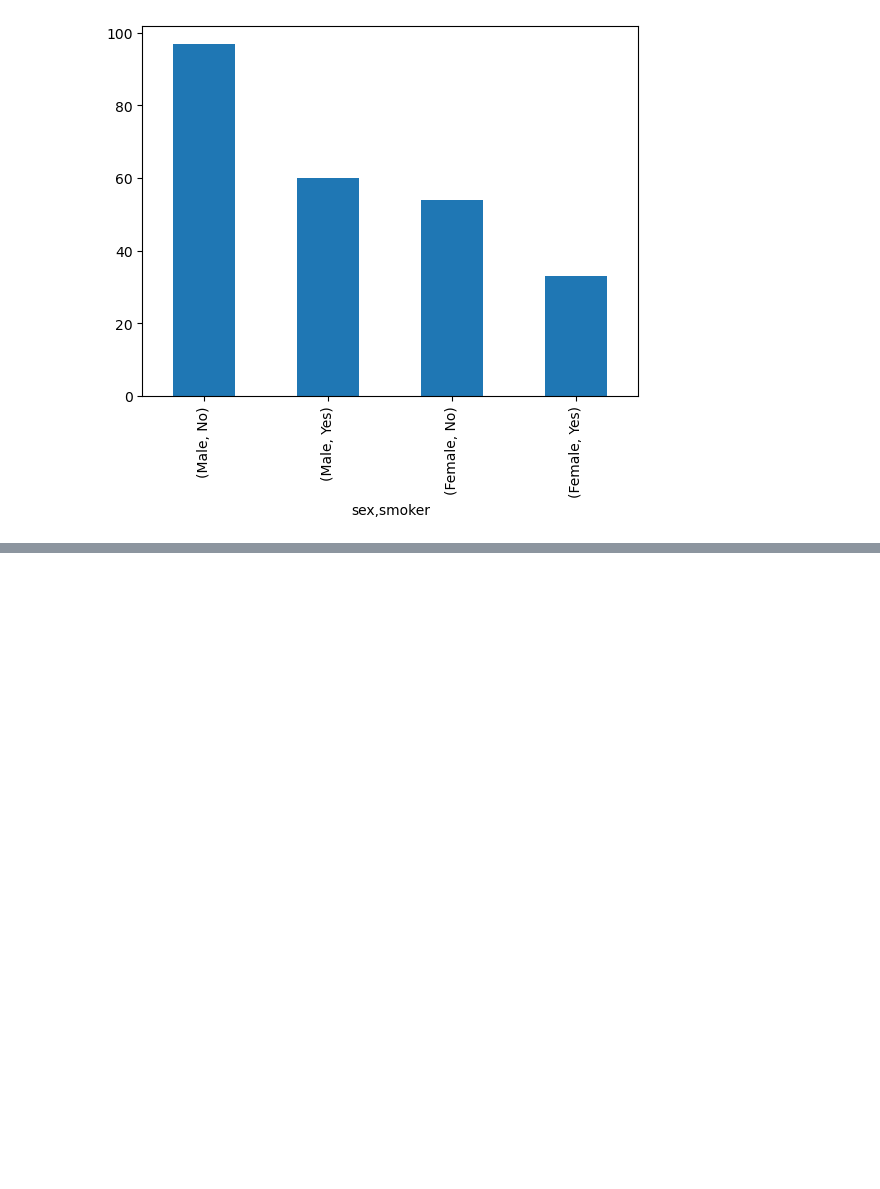
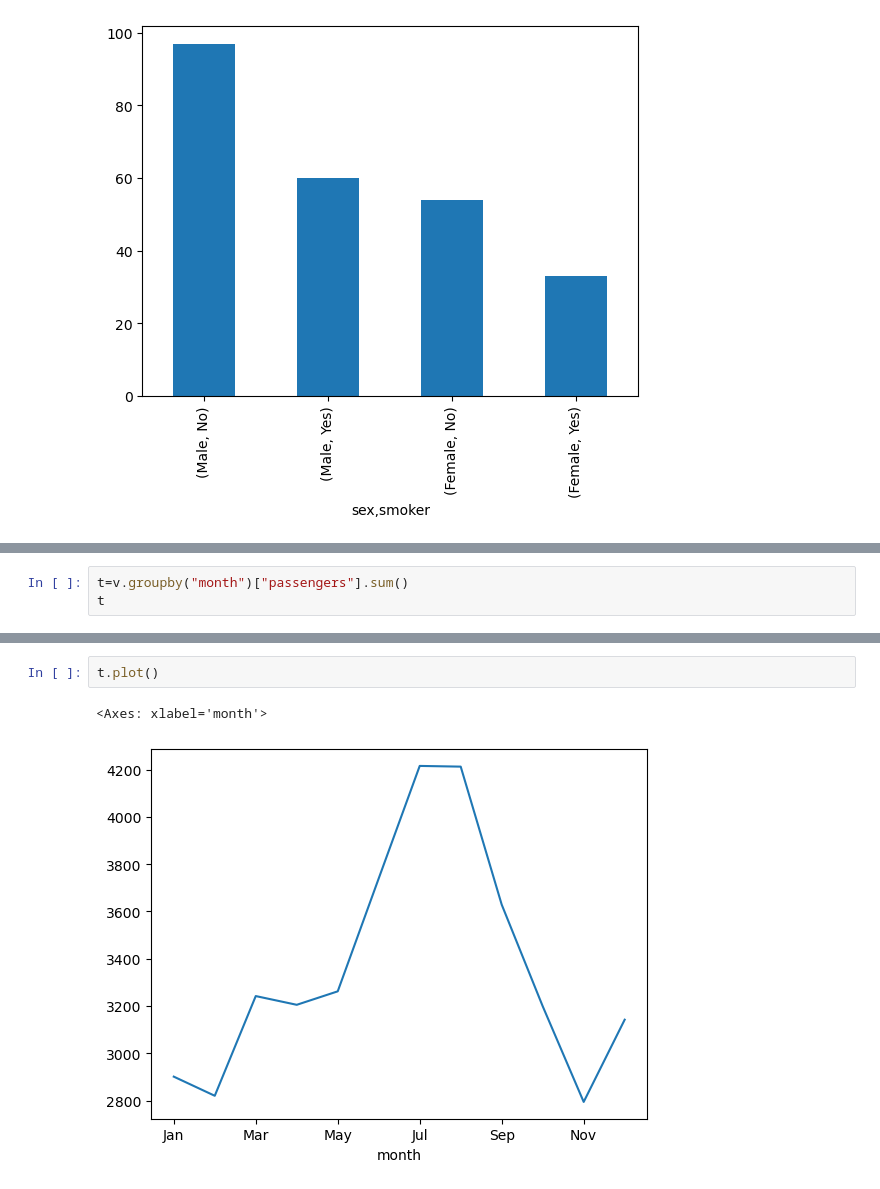
Before and after one commit to anshuKumar-codes/Data_Analytics_Journey, a Jupyter notebook: Pandas/day 3 pandas.ipynb, the cells around one changed output, grey strips where cells are left out. Saved outputs shown, nothing was run; the diff lists cells and outputs as text; blank space fills up the shorter version.

```diff
--- a/Pandas/day 3 pandas.ipynb
+++ b/Pandas/day 3 pandas.ipynb
@@ -1892,0 +1934,3 @@ p.plot.bar()
+# %%
+t=v.groupby("month")["passengers"].sum()
+t
@@ -1892,0 +1952,5 @@ p.plot.bar()
+# %%
+t.plot()
+# %% [output]
+<Axes: xlabel='month'>
+[figure, added]
```
Also changed, not shown: parts of 7 cells of this notebook.
